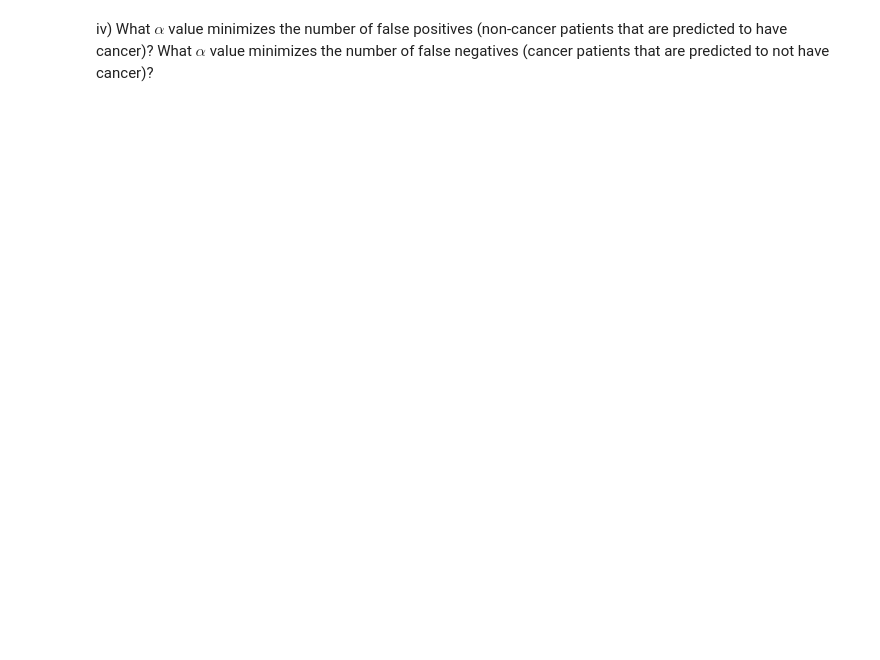
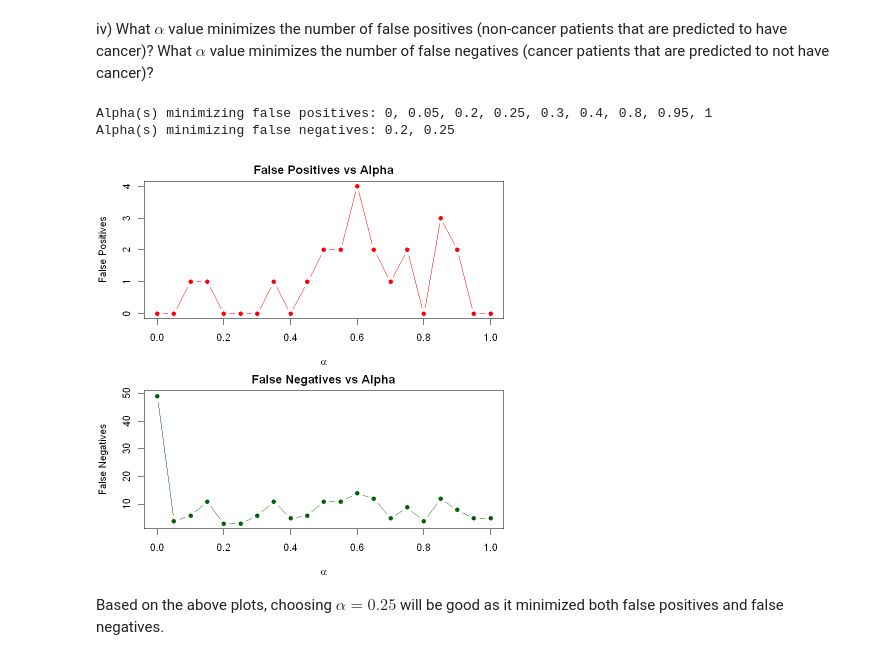
Before and after one commit to akarshkd/Math227C, a Jupyter notebook: ProblemSets_PartII/Math227C_P9.ipynb, the cells around one changed output. Cells and saved outputs as stored; diff of their text form; code cells hidden in the pictures; blank space fills up the shorter version.

```diff
--- a/ProblemSets_PartII/Math227C_P9.ipynb
+++ b/ProblemSets_PartII/Math227C_P9.ipynb
@@ -188,4 +221,50 @@ Hint: The cv.glmnet output object has a returns a value `$nzero`, which is the n
 # %% [markdown]
 iv) What $\alpha$ value minimizes the number of false positives (non-cancer patients that are predicted to have cancer)? What $\alpha$ value minimizes the number of false negatives (cancer patients that are predicted to not have cancer)?
 # %%
-# CODE HERE
+alphas <- seq(0, 1, by = 0.05)
+nzeros <- numeric(length(alphas))
+false_positives <- numeric(length(alphas))
+false_negatives <- numeric(length(alphas))
+
+true_labels <- factor(dataCancerNoCancer$disease)
+
+for (i in seq_along(alphas)) {
+  fit <- cv.glmnet(y = true_labels,
+                   x = t(exprs(dataCancerNoCancer)),
+                   family = "binomial",
+                   alpha = alphas[i])
+  bestLambda <- fit$lambda.min
+  preds <- predict(fit, newx = t(exprs(dataCancerNoCancer)), s = bestLambda, type = "class")
+  cm <- table(Predicted = preds, Actual = true_labels)
+
+  # False positives: predict Cancer but actually NoCancer
+  false_positives[i] <- ifelse("cancer" %in% rownames(cm) & "n" %in% colnames(cm),
+                               cm["cancer", "n"], 0)
+  # False negatives: predict NoCancer but actually Cancer
+  false_negatives[i] <- ifelse("cancer" %in% rownames(cm) & "cancer" %in% colnames(cm),
+                               cm["n", "cancer"], 0)
+}
+
+par(mfrow = c(2, 1), mar = c(4, 4, 2, 1), bg="white")
+# Plot false positives vs alpha
+plot(alphas, false_positives, type = "b", pch = 16, col = "red",
+     xlab = expression(alpha), ylab = "False Positives",
+     main = "False Positives vs Alpha")
+
+# Plot false negatives vs alpha
+plot(alphas, false_negatives, type = "b", pch = 16, col = "darkgreen",
+     xlab = expression(alpha), ylab = "False Negatives",
+     main = "False Negatives vs Alpha")
+
+
+min_fp_alpha <- alphas[false_positives == min(false_positives)]
+min_fn_alpha <- alphas[false_negatives == min(false_negatives)]
+
+cat("Alpha(s) minimizing false positives:", paste(min_fp_alpha, collapse = ", "), "\n")
+cat("Alpha(s) minimizing false negatives:", paste(min_fn_alpha, collapse = ", "), "\n")
+# %% [output]
+Alpha(s) minimizing false positives: 0, 0.05, 0.2, 0.25, 0.3, 0.4, 0.8, 0.95, 1
+Alpha(s) minimizing false negatives: 0.2, 0.25
+[figure, added]
+# %% [markdown]
+Based on the above plots, choosing $\alpha = 0.25$ will be good as it minimized both false positives and false negatives.
```
Also changed, not shown: parts of 3 cells of this notebook.
